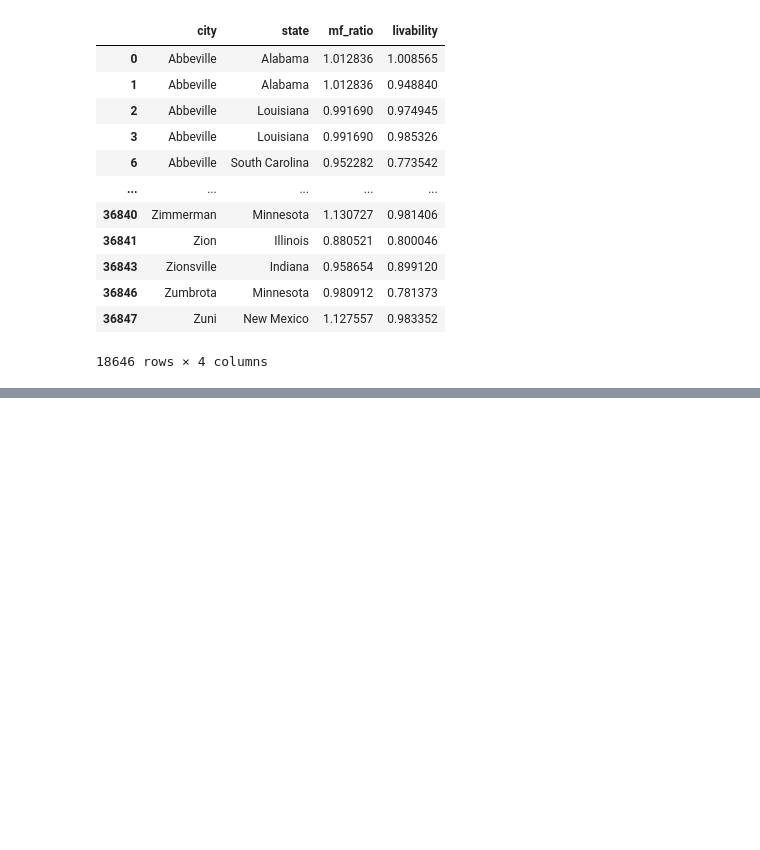
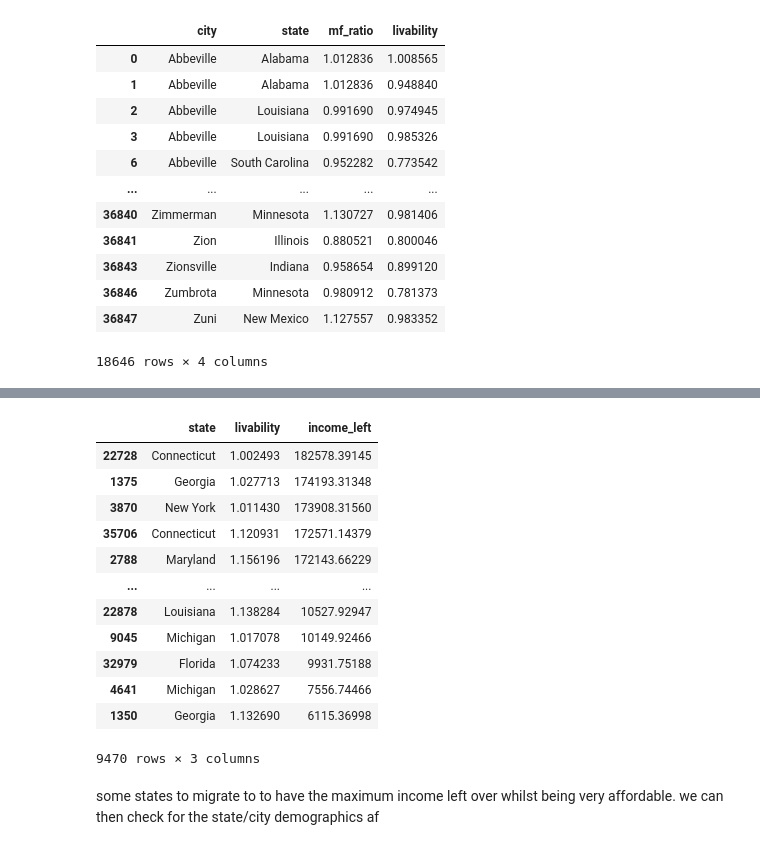
Before and after one commit to Tony363/Dataquest-modules, a Jupyter notebook: mortgage/Project_Final_draft.ipynb, the cells around one changed output, grey strips where cells are left out. Cells and saved outputs as stored; diff of their text form; code cells hidden in the pictures; blank space fills up the shorter version.

```diff
--- a/mortgage/Project_Final_draft.ipynb
+++ b/mortgage/Project_Final_draft.ipynb
@@ -352,0 +378,18 @@ non_misogyny
+# %%
+df[df['livability']>1][['state','livability','income_left']].sort_values('income_left', ascending=False)
+# %% [output]
+|  | state | livability | income_left |
+| 22728 | Connecticut | 1.002493 | 182578.39145 |
+| 1375 | Georgia | 1.027713 | 174193.31348 |
+| 3870 | New York | 1.011430 | 173908.31560 |
+| 35706 | Connecticut | 1.120931 | 172571.14379 |
+| 2788 | Maryland | 1.156196 | 172143.66229 |
+| ... | ... | ... | ... |
+| 22878 | Louisiana | 1.138284 | 10527.92947 |
+| 9045 | Michigan | 1.017078 | 10149.92466 |
+| 32979 | Florida | 1.074233 | 9931.75188 |
+| 4641 | Michigan | 1.028627 | 7556.74466 |
+| 1350 | Georgia | 1.132690 | 6115.36998 |
+9470 rows × 3 columns
+# %% [markdown]
+some states to migrate to to have the maximum income left over whilst being very affordable. we can then check for the state/city demographics af
```
Also changed, not shown: parts of 8 cells of this notebook.
